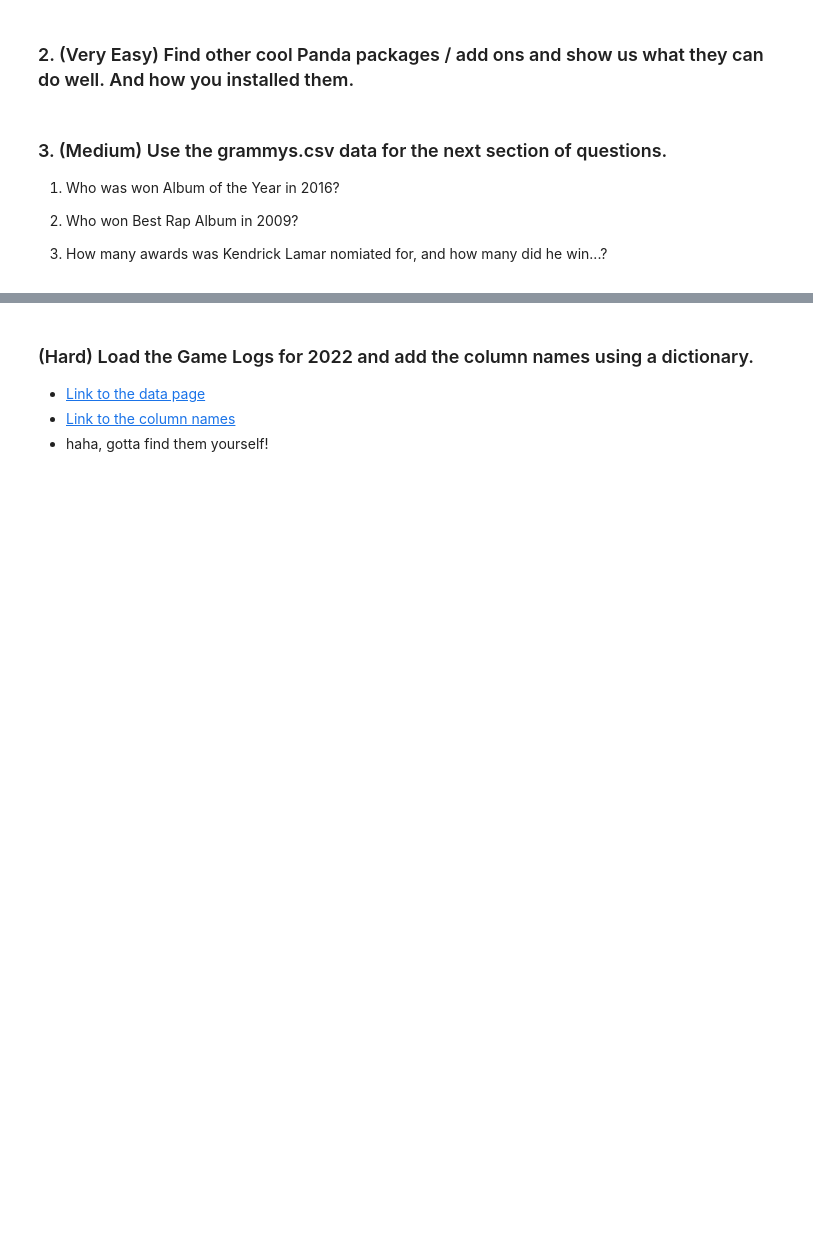
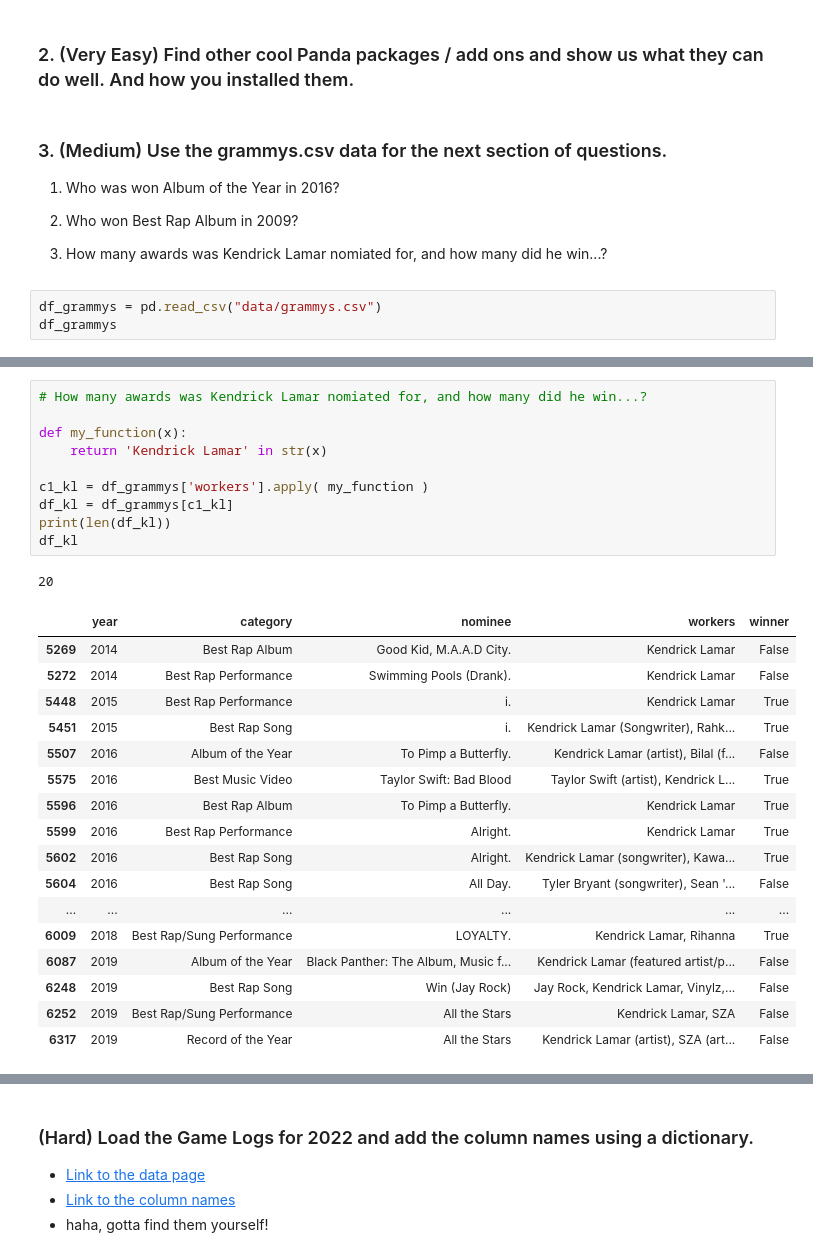
Before and after one commit to ye-htut-maung/my-fork-2024-DS-Tue, a Jupyter notebook: Week-01-Pandas/Exercise-YHM.ipynb, the cells around one changed output, grey strips where cells are left out. Drawn from its saved outputs; the diff is of its cells as text; blank space fills up the shorter version.

```diff
--- a/Week-01-Pandas/Exercise-YHM.ipynb
+++ b/Week-01-Pandas/Exercise-YHM.ipynb
@@ -355,3 +355,6 @@ Every question below this cell is extra credit and optional.
 
 
 3. How many awards was Kendrick Lamar nomiated for, and how many did he win...?
+# %%
+df_grammys = pd.read_csv("data/grammys.csv")
+df_grammys
@@ -357,0 +426,29 @@ Every question below this cell is extra credit and optional.
+# %%
+# How many awards was Kendrick Lamar nomiated for, and how many did he win...?
+
+def my_function(x):
+    return 'Kendrick Lamar' in str(x)
+
+c1_kl = df_grammys['workers'].apply( my_function )
+df_kl = df_grammys[c1_kl]
+print(len(df_kl))
+df_kl
+# %% [output]
+20
+|  | year | category | nominee | workers | winner |
+| 5269 | 2014 | Best Rap Album | Good Kid, M.A.A.D City. | Kendrick Lamar | False |
+| 5272 | 2014 | Best Rap Performance | Swimming Pools (Drank). | Kendrick Lamar | False |
+| 5448 | 2015 | Best Rap Performance | i. | Kendrick Lamar | True |
+| 5451 | 2015 | Best Rap Song | i. | Kendrick Lamar (Songwriter), Rahk... | True |
+| 5507 | 2016 | Album of the Year | To Pimp a Butterfly. | Kendrick Lamar (artist), Bilal (f... | False |
+| 5575 | 2016 | Best Music Video | Taylor Swift: Bad Blood | Taylor Swift (artist), Kendrick L... | True |
+| 5596 | 2016 | Best Rap Album | To Pimp a Butterfly. | Kendrick Lamar | True |
+| 5599 | 2016 | Best Rap Performance | Alright. | Kendrick Lamar | True |
+| 5602 | 2016 | Best Rap Song | Alright. | Kendrick Lamar (songwriter), Kawa... | True |
+| 5604 | 2016 | Best Rap Song | All Day. | Tyler Bryant (songwriter), Sean '... | False |
+| ... | ... | ... | ... | ... | ... |
+| 6009 | 2018 | Best Rap/Sung Performance | LOYALTY. | Kendrick Lamar, Rihanna | True |
+| 6087 | 2019 | Album of the Year | Black Panther: The Album, Music f... | Kendrick Lamar (featured artist/p... | False |
+| 6248 | 2019 | Best Rap Song | Win (Jay Rock) | Jay Rock, Kendrick Lamar, Vinylz,... | False |
+| 6252 | 2019 | Best Rap/Sung Performance | All the Stars | Kendrick Lamar, SZA | False |
+| 6317 | 2019 | Record of the Year | All the Stars | Kendrick Lamar (artist), SZA (art... | False |
```
Also changed, not shown: parts of 6 cells of this notebook.
